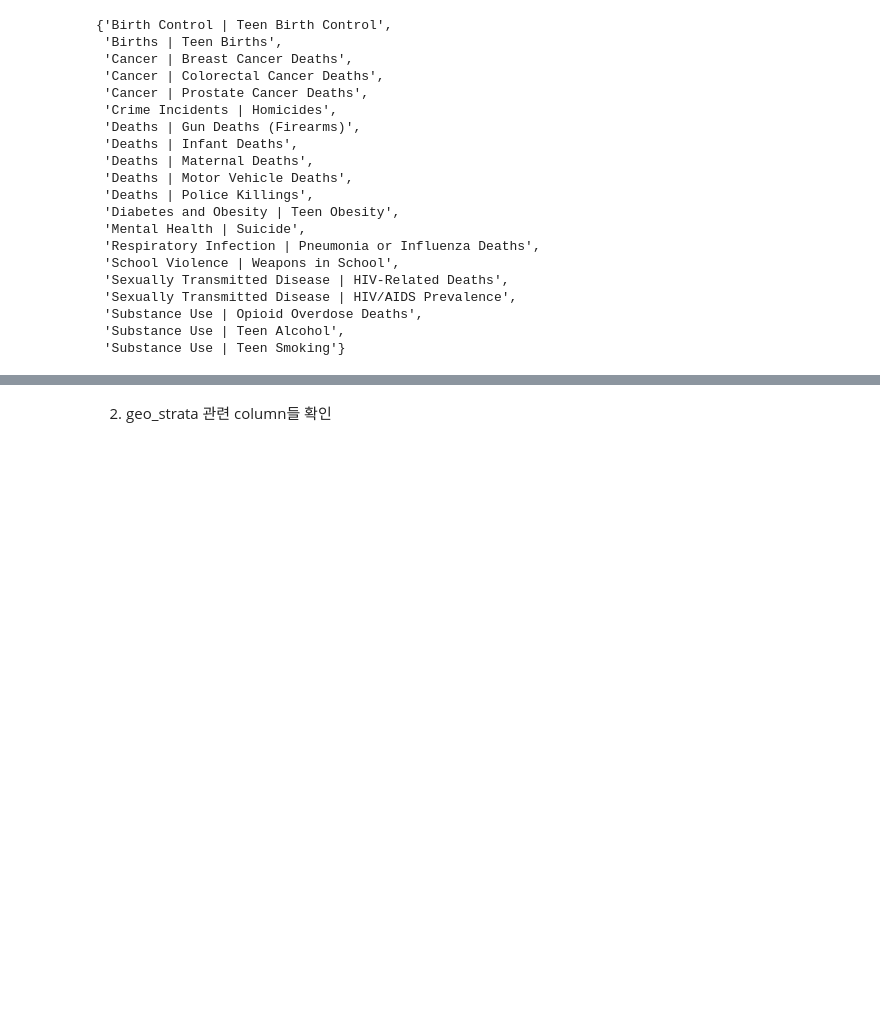
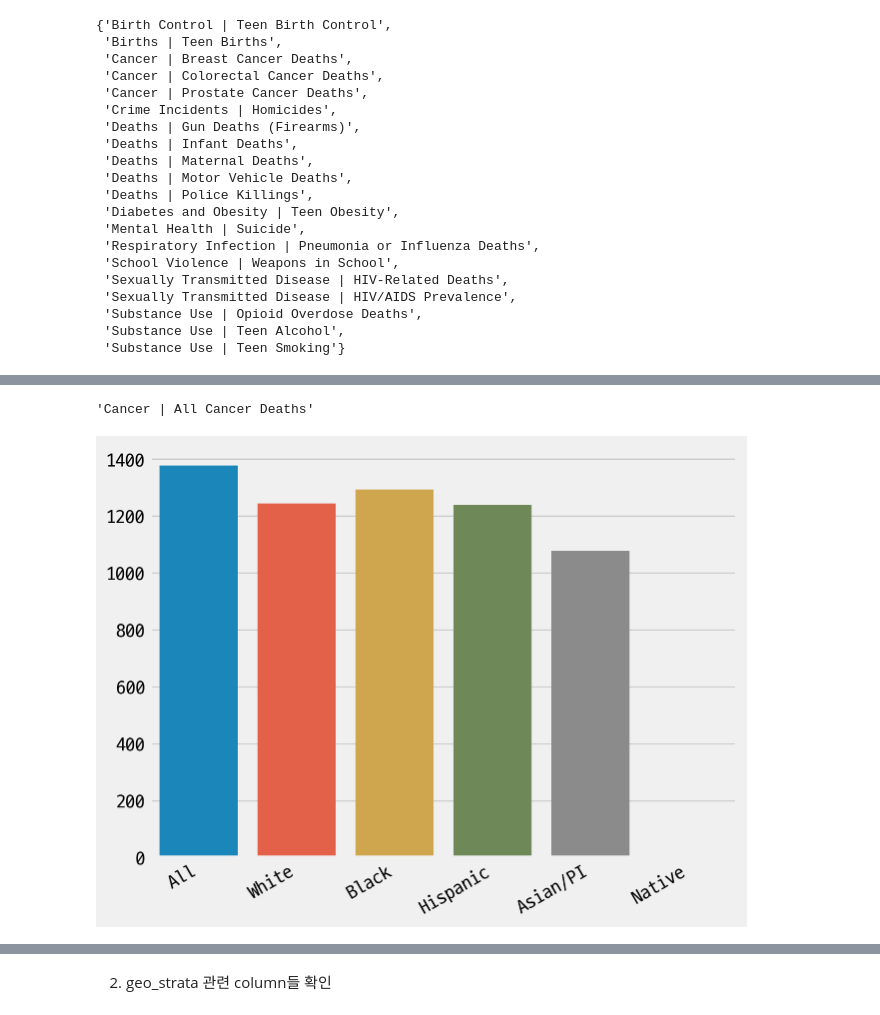
Before and after one commit to WASSUP-AIModel-3rd-Project1/Project-1, a Jupyter notebook: 240614_step0.ipynb, the cells around one changed output, grey strips where cells are left out. Saved outputs shown, nothing was run; the diff lists cells and outputs as text; code cells hidden in the pictures; blank space fills up the shorter version.

```diff
--- a/240614_step0.ipynb
+++ b/240614_step0.ipynb
@@ -5,3 +17,9 @@ import os
+# %%
+import matplotlib.font_manager as fm
+font_list = fm.findSystemFonts(fontpaths=None, fontext='ttf')
+[fm.FontProperties(fname=font).get_name() for font in font_list if 'D2C' in font]
+plt.rc('font', family='D2Coding')
+mpl.rcParams['axes.unicode_minus'] = False
 # %%
 DATASET_DIR = '/home/doeun/code/AI/ESTSOFT2024/workspace/dataset/'
 dir_name = 'america_big_cities_health_inventory'
@@ -514,0 +552,16 @@ array(['Sexually Transmitted Disease | HIV-Related Deaths',
+# %%
+labels = df_racesex['metric_label'].unique()
+form = df_racesex['strata_race_label'].value_counts()
+form.iloc[:] = 0
+# %%
+rslt = dict()
+key = 'strata_race_label'
+
+for feat in labels:
+    cond = df_racesex['metric_label']==feat
+    val = form.copy()
+    temp = df_racesex.loc[cond,key].value_counts()
+    val.loc[temp.index] = temp
+    rslt[feat] = val
+
+rslt = pd.DataFrame(rslt).T
@@ -514,0 +583,11 @@ array(['Sexually Transmitted Disease | HIV-Related Deaths',
+# %%
+rslt.index[0]
+# %% [output]
+'Cancer | All Cancer Deaths'
+# %%
+fig, axes = plt.subplots()
+sns.barplot(x=rslt.iloc[0].index, y = rslt.iloc[0].values,ax =axes)
+axes.set_xlabel('')
+plt.setp(axes.get_xticklabels(),ha = 'right',rotation = 30);
+# %% [output]
+[figure, added]
```
Also changed, not shown: parts of 18 cells of this notebook.
